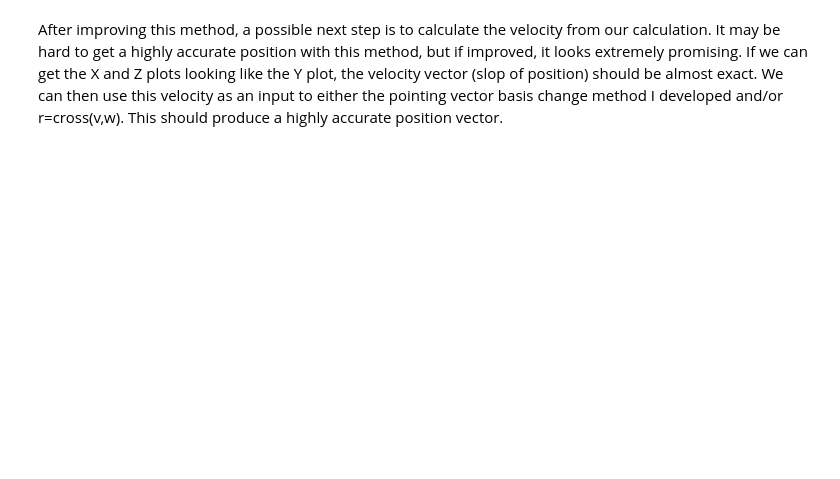
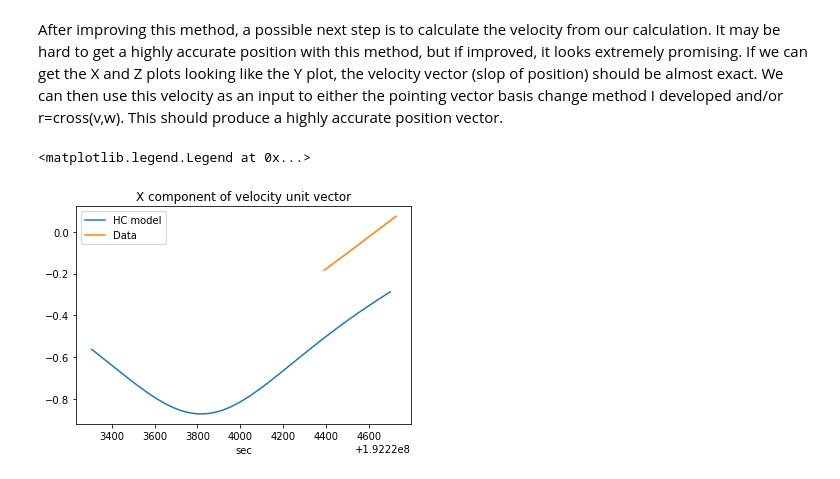
Before and after one commit to dmrowan/LommenResearchGroup, a Jupyter notebook: HorizonCrossing/feb3_orbitTracking.ipynb, the cells around one changed output. Cells and saved outputs as stored; diff of their text form; code cells hidden in the pictures; blank space fills up the shorter version.

Commit message:
Tried calculating velocity

```diff
--- a/HorizonCrossing/feb3_orbitTracking.ipynb
+++ b/HorizonCrossing/feb3_orbitTracking.ipynb
@@ -140,2 +156,23 @@ Z: 9740km
 # %% [markdown]
 After improving this  method, a possible next step is to calculate the velocity from our calculation. It may be hard to get a highly accurate position with this method, but if improved, it looks extremely promising. If we can get the X and Z plots looking like the Y plot, the velocity vector (slop of position) should be almost exact. We can then use this velocity as an input to either the pointing vector basis change method I developed and/or r=cross(v,w). This should produce a highly accurate position vector.
+# %%
+# Calculate linear velocity at each step
+v_ECI = np.zeros((len(phi),3))
+for col in range(3):
+    for row in range(len(r_ECI)-1):
+        v_ECI[row,col] = r_ECI[row+1,col]-r_ECI[row,col] # divided by one second
+
+v_ECI = np.delete(v_ECI,len(phi)-1,axis=0) # delete the last row, which is all zeros
+
+#Normalize the unit vectors
+for row in range(len(phi)-1):
+    v_ECI[row,:] = v_ECI[row,:]/np.linalg.norm(v_ECI[row])
+# %%
+plt.title('X component of velocity unit vector')
+plt.plot(t[0:len(t)-1],v_ECI[:,0], label='HC model')
+plt.plot(timeMKF[oldStartMKF:oldStopMKF],velocity[oldStartMKF:oldStopMKF,0],label='Data')
+plt.xlabel('sec')
+plt.legend()
+# %% [output]
+<matplotlib.legend.Legend at 0x...>
+[figure, added]
```
Also changed, not shown: parts of 11 cells of this notebook.
